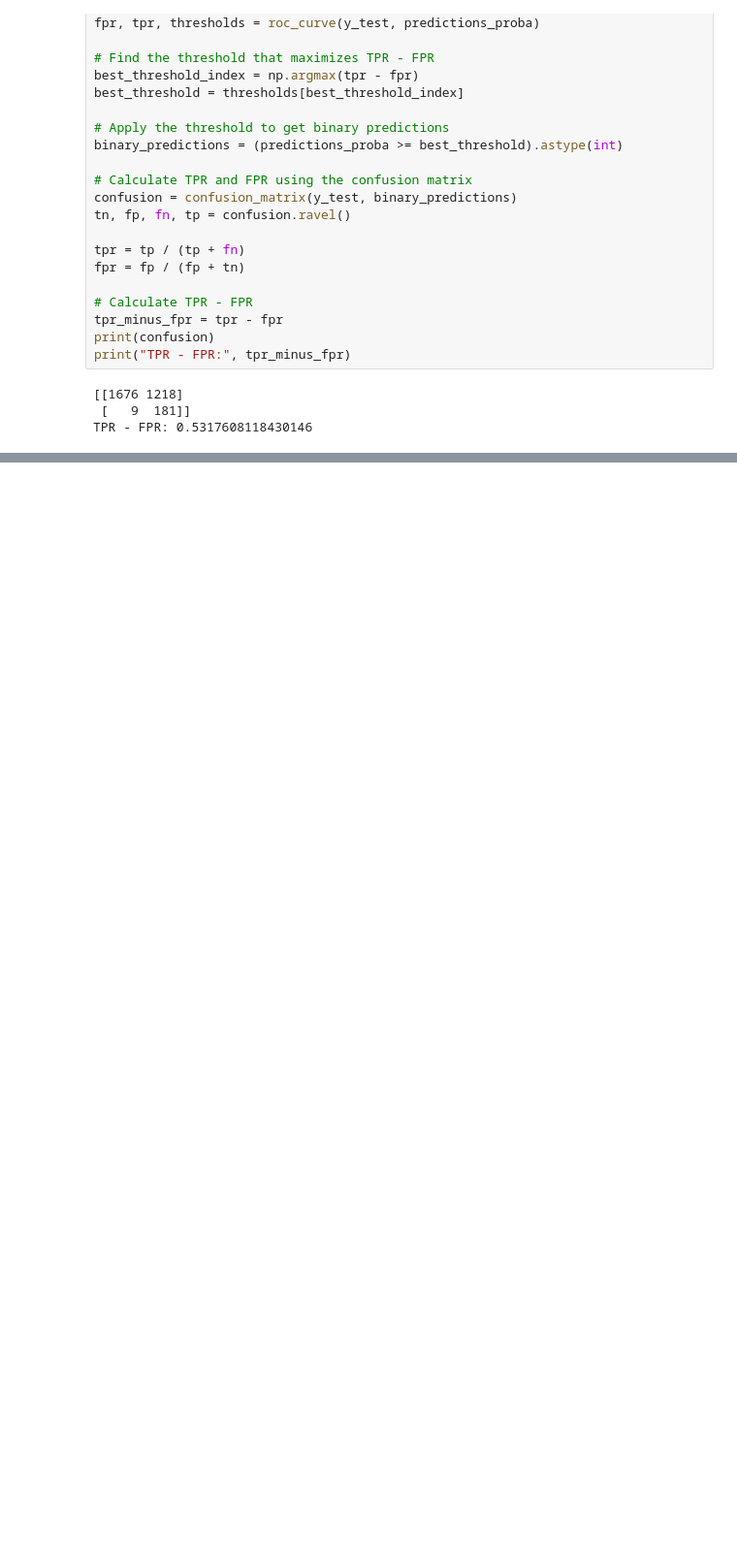
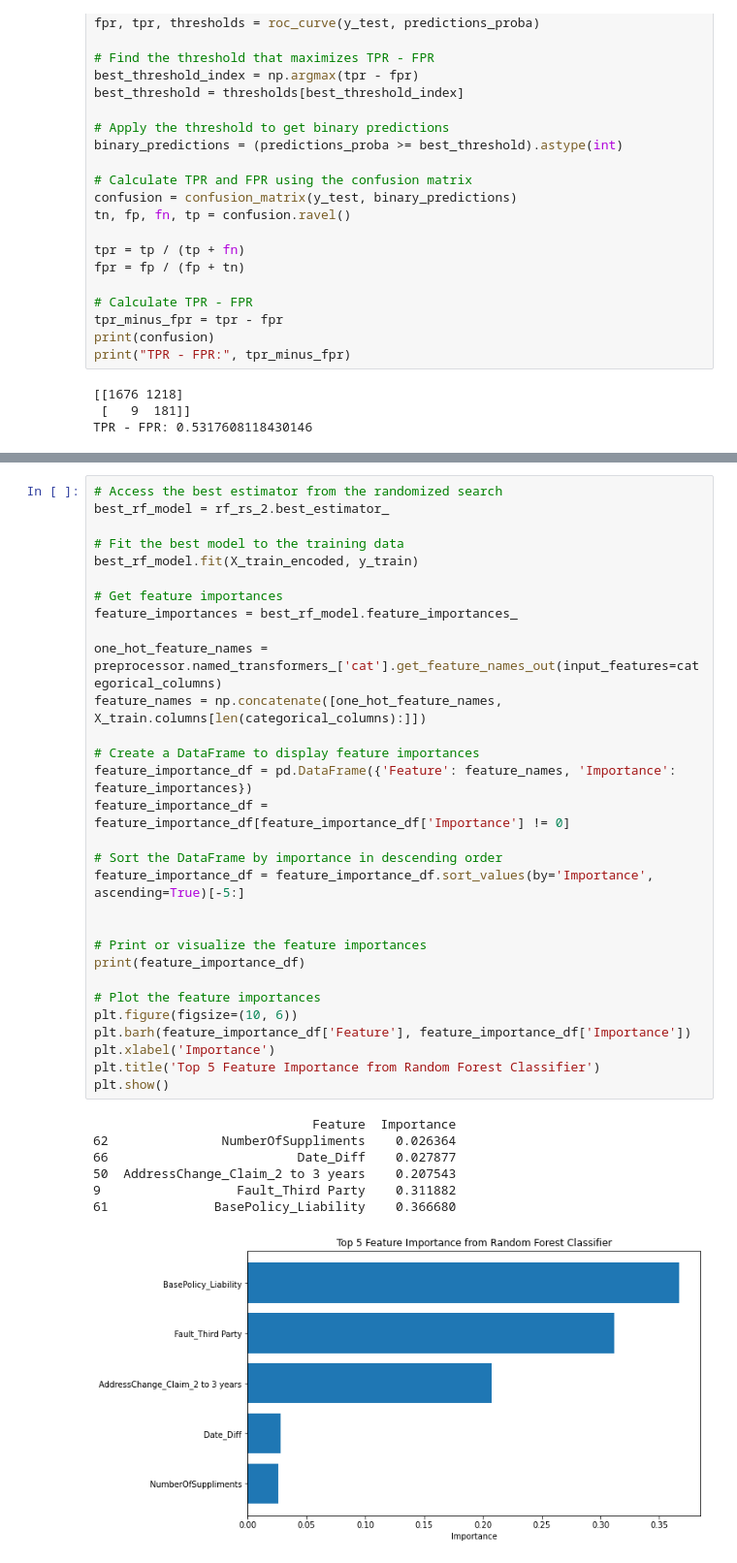
Before and after one commit to yeyi-alice/Vehicle-Insurance-Fraud-Detection, a Jupyter notebook: RandomForest.ipynb, the cells around one changed output, grey strips where cells are left out. Shown at 97% size. Cells and saved outputs as stored; diff of their text form; blank space fills up the shorter version.

```diff
--- a/RandomForest.ipynb
+++ b/RandomForest.ipynb
@@ -416,0 +463,38 @@ weighted avg       0.94      0.60      0.70      3084
+# %%
+# Access the best estimator from the randomized search
+best_rf_model = rf_rs_2.best_estimator_
+
+# Fit the best model to the training data
+best_rf_model.fit(X_train_encoded, y_train)
+
+# Get feature importances
+feature_importances = best_rf_model.feature_importances_
+
+one_hot_feature_names = preprocessor.named_transformers_['cat'].get_feature_names_out(input_features=categorical_columns)
+feature_names = np.concatenate([one_hot_feature_names, X_train.columns[len(categorical_columns):]])
+
+# Create a DataFrame to display feature importances
+feature_importance_df = pd.DataFrame({'Feature': feature_names, 'Importance': feature_importances})
+feature_importance_df = feature_importance_df[feature_importance_df['Importance'] != 0]
+
+# Sort the DataFrame by importance in descending order
+feature_importance_df = feature_importance_df.sort_values(by='Importance', ascending=True)[-5:]
+
+
+# Print or visualize the feature importances
+print(feature_importance_df)
+
+# Plot the feature importances
+plt.figure(figsize=(10, 6))
+plt.barh(feature_importance_df['Feature'], feature_importance_df['Importance'])
+plt.xlabel('Importance')
+plt.title('Top 5 Feature Importance from Random Forest Classifier')
+plt.show()
+# %% [output]
+                             Feature  Importance
+62               NumberOfSuppliments    0.026364
+66                         Date_Diff    0.027877
+50  AddressChange_Claim_2 to 3 years    0.207543
+9                  Fault_Third Party    0.311882
+61              BasePolicy_Liability    0.366680
+[figure, added]
```
Also changed, not shown: parts of 8 cells of this notebook.
